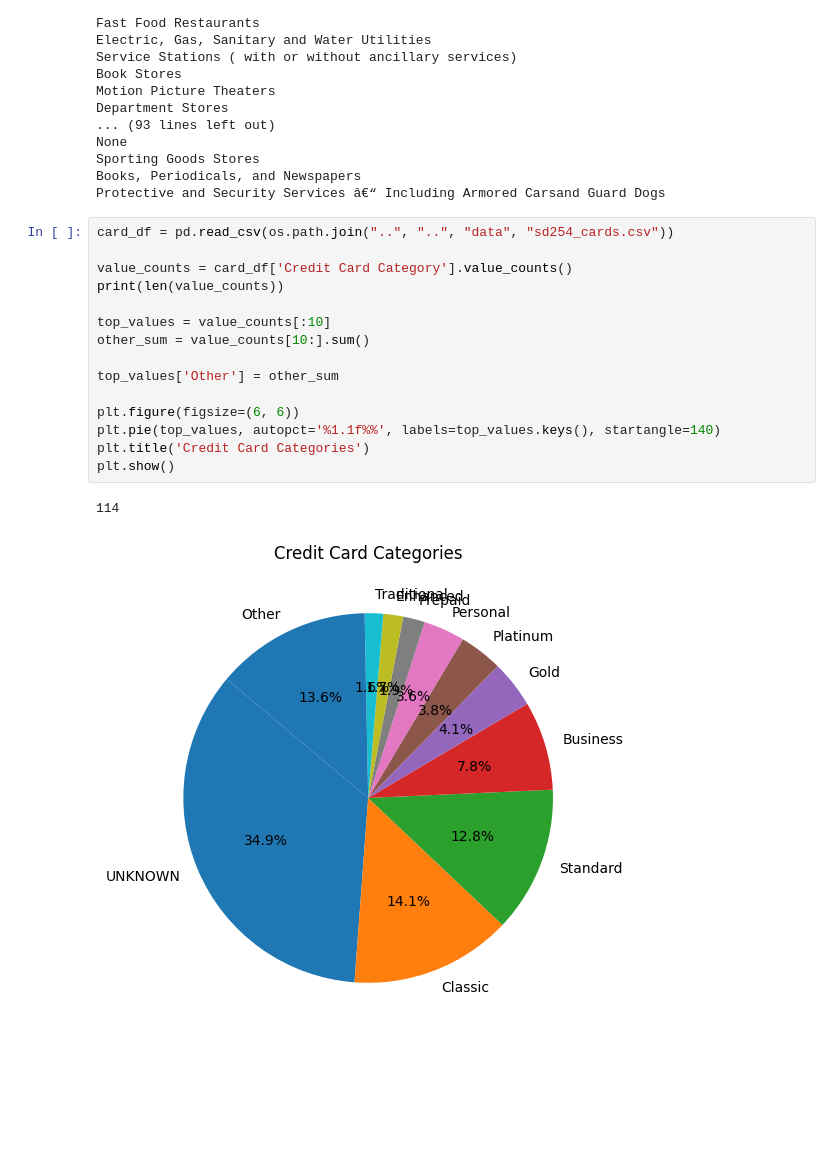
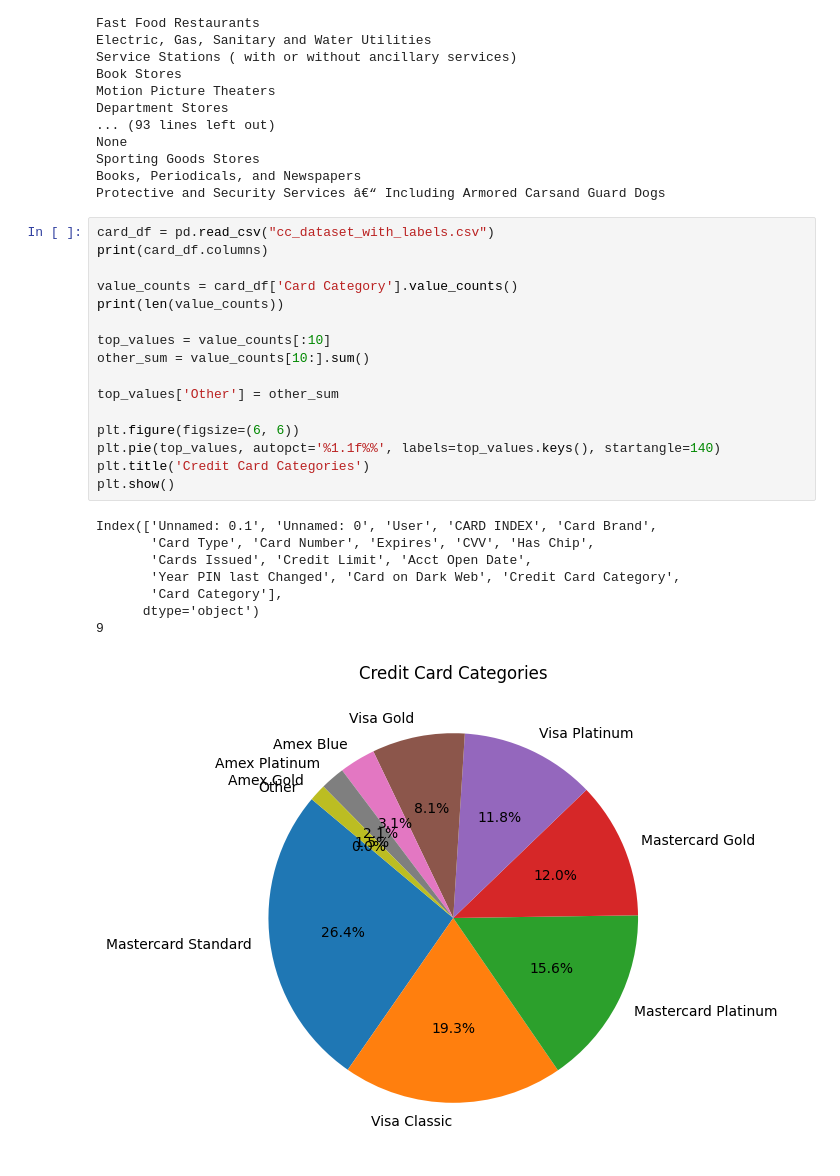
Before and after one commit to fkhan000/Credit-Card-Rec-System, a Jupyter notebook: src/card_rec/analysis.ipynb, the cells around one changed output. Drawn from its saved outputs; the diff is of its cells as text; blank space fills up the shorter version.

```diff
--- a/src/card_rec/analysis.ipynb
+++ b/src/card_rec/analysis.ipynb
@@ -104,20 +104,27 @@ Sporting Goods Stores
 Books, Periodicals, and Newspapers
 Protective and Security Services â€“ Including Armored Carsand Guard Dogs
 # %%
-card_df = pd.read_csv(os.path.join("..", "..", "data", "sd254_cards.csv"))
+card_df = pd.read_csv("cc_dataset_with_labels.csv")
+print(card_df.columns)
 
-value_counts = card_df['Credit Card Category'].value_counts()
+value_counts = card_df['Card Category'].value_counts()
 print(len(value_counts))
 
 top_values = value_counts[:10]
 other_sum = value_counts[10:].sum()
 
 top_values['Other'] = other_sum
 
 plt.figure(figsize=(6, 6))
 plt.pie(top_values, autopct='%1.1f%%', labels=top_values.keys(), startangle=140)
 plt.title('Credit Card Categories')
 plt.show()
 # %% [output]
-114
+Index(['Unnamed: 0.1', 'Unnamed: 0', 'User', 'CARD INDEX', 'Card Brand',
+       'Card Type', 'Card Number', 'Expires', 'CVV', 'Has Chip',
+       'Cards Issued', 'Credit Limit', 'Acct Open Date',
+       'Year PIN last Changed', 'Card on Dark Web', 'Credit Card Category',
+       'Card Category'],
+      dtype='object')
+9
-[figure, old version]
+[figure, new version]
```
Also changed, not shown: parts of 1 cell of this notebook, 12 other files.
